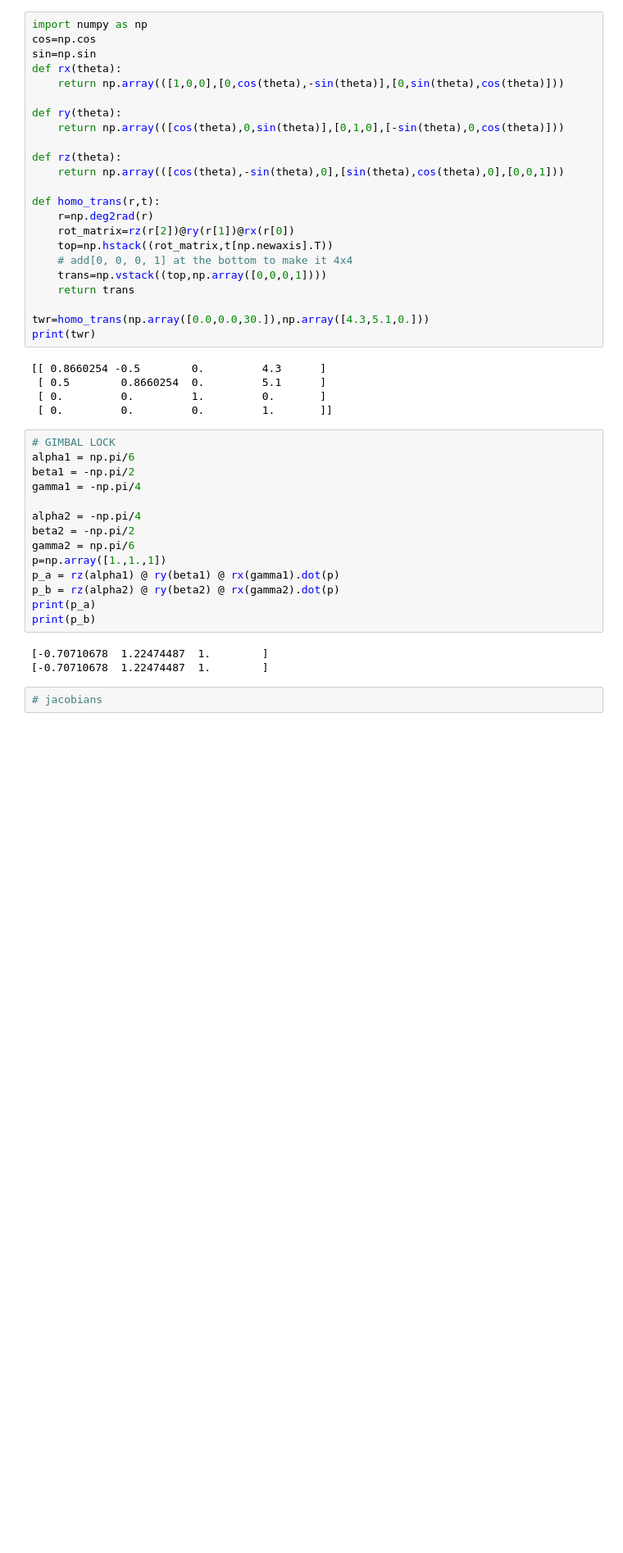
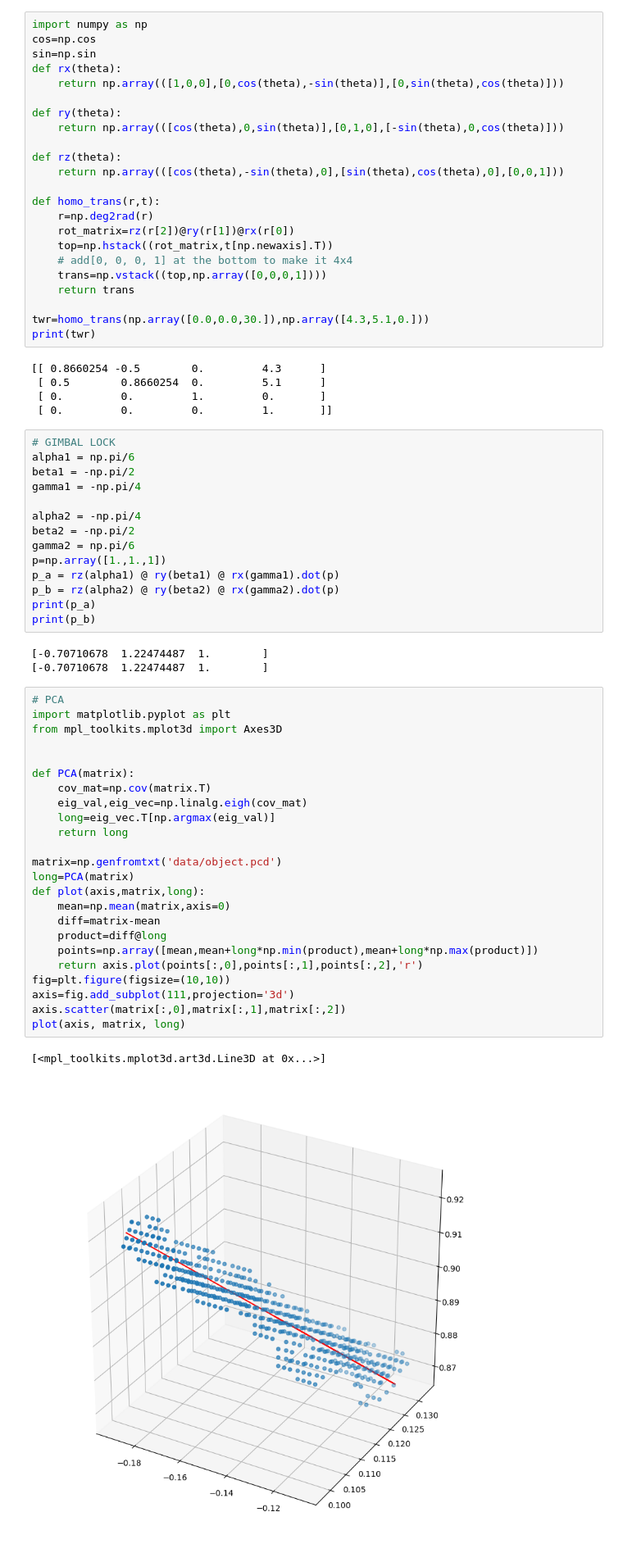
Before and after one commit to Shaxpy/MAS, a Jupyter notebook: Complete_MRC.ipynb, the cells around one changed output. Shown at 82% size. Cells and saved outputs as stored; diff of their text form; blank space fills up the shorter version.

```diff
--- a/Complete_MRC.ipynb
+++ b/Complete_MRC.ipynb
@@ -59,5 +59,30 @@ print(p_b)
 # %% [output]
 [-0.70710678  1.22474487  1.        ]
 [-0.70710678  1.22474487  1.        ]
-# %%
-# jacobians
+# %%
+# PCA
+import matplotlib.pyplot as plt
+from mpl_toolkits.mplot3d import Axes3D
+
+
+def PCA(matrix):
+    cov_mat=np.cov(matrix.T)
+    eig_val,eig_vec=np.linalg.eigh(cov_mat)
+    long=eig_vec.T[np.argmax(eig_val)]
+    return long
+
+matrix=np.genfromtxt('data/object.pcd')
+long=PCA(matrix)
+def plot(axis,matrix,long):
+    mean=np.mean(matrix,axis=0)
+    diff=matrix-mean
+    product=diff@long
+    points=np.array([mean,mean+long*np.min(product),mean+long*np.max(product)])
+    return axis.plot(points[:,0],points[:,1],points[:,2],'r')
+fig=plt.figure(figsize=(10,10))
+axis=fig.add_subplot(111,projection='3d')
+axis.scatter(matrix[:,0],matrix[:,1],matrix[:,2])
+plot(axis, matrix, long)
+# %% [output]
+[<mpl_toolkits.mplot3d.art3d.Line3D at 0x...>]
+[figure, added]
```
Also changed, not shown: parts of 3 cells of this notebook, 9 other files.
